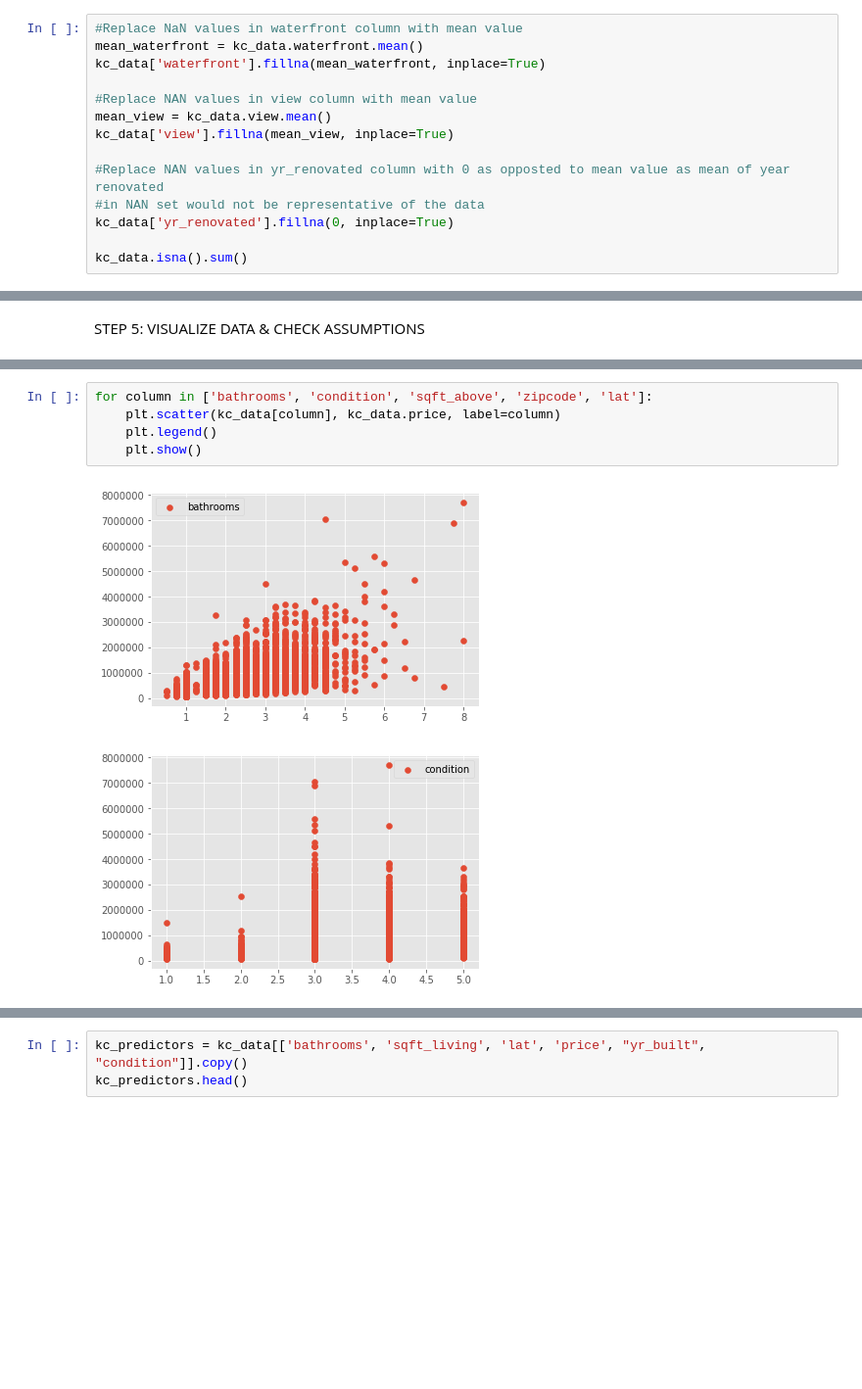
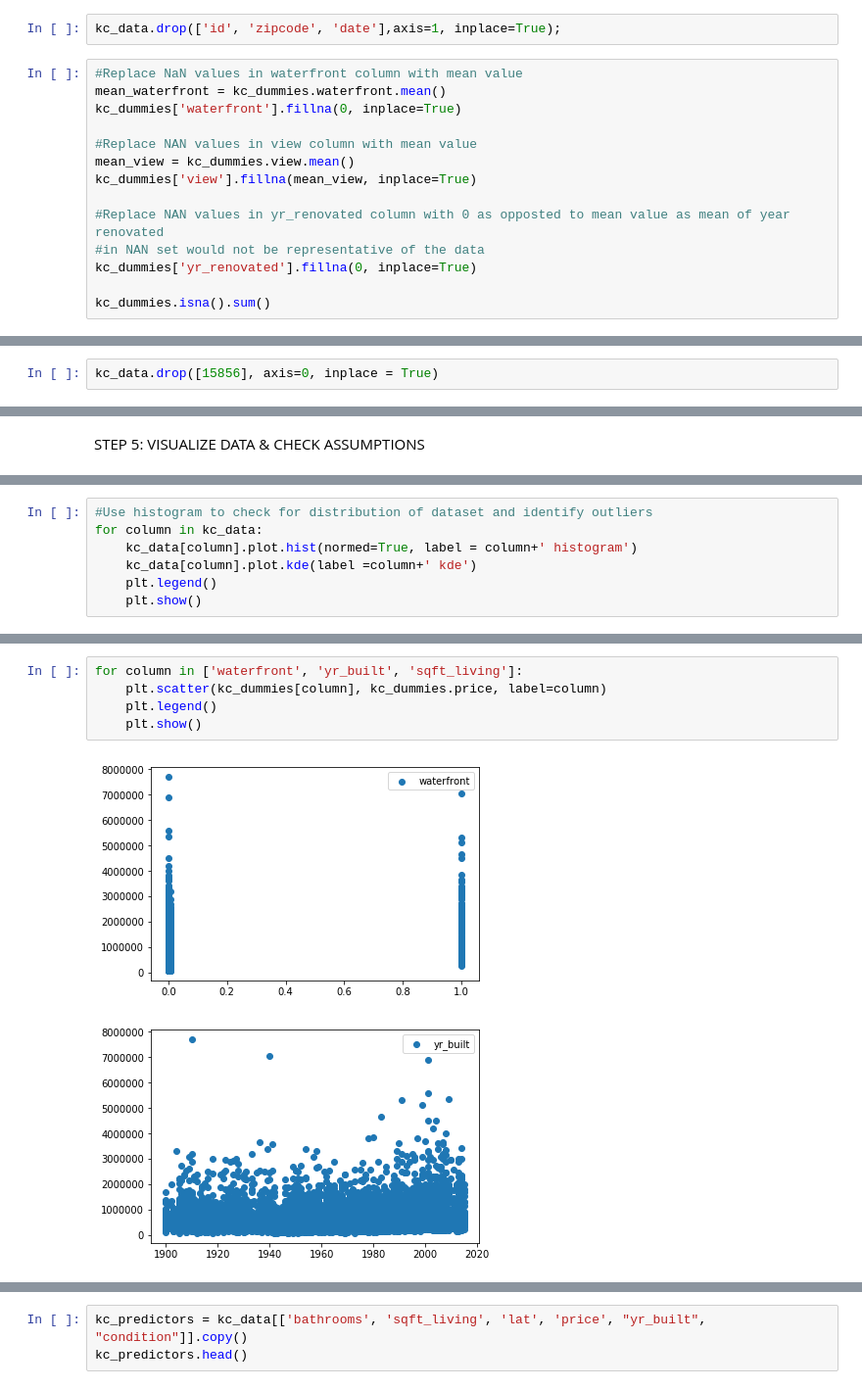
Before and after one commit to breboa/Project-1, a Jupyter notebook: student.ipynb, the cells around one changed output, grey strips where cells are left out. Shown at 98% size. Drawn from its saved outputs; the diff is of its cells as text; blank space fills up the shorter version.

```diff
--- a/student.ipynb
+++ b/student.ipynb
@@ -90,19 +222,21 @@ Upon inspecting our data, we noticed that there are 3 columns with NULL values:
 # %% [markdown]
 STEP 4: CLEAN DATA
+# %%
+kc_data.drop(['id', 'zipcode', 'date'],axis=1, inplace=True);
 # %%
 #Replace NaN values in waterfront column with mean value
-mean_waterfront = kc_data.waterfront.mean()
-kc_data['waterfront'].fillna(mean_waterfront, inplace=True)
+mean_waterfront = kc_dummies.waterfront.mean()
+kc_dummies['waterfront'].fillna(0, inplace=True)
 
 #Replace NAN values in view column with mean value
-mean_view = kc_data.view.mean()
-kc_data['view'].fillna(mean_view, inplace=True)
+mean_view = kc_dummies.view.mean()
+kc_dummies['view'].fillna(mean_view, inplace=True)
 
 #Replace NAN values in yr_renovated column with 0 as opposted to mean value as mean of year renovated
 #in NAN set would not be representative of the data
-kc_data['yr_renovated'].fillna(0, inplace=True)
+kc_dummies['yr_renovated'].fillna(0, inplace=True)
 
-kc_data.isna().sum()
+kc_dummies.isna().sum()
 # %% [output]
 id               0
 date             0
@@ -123,0 +264,2 @@ dtype: int64
+# %%
+kc_data.drop([15856], axis=0, inplace = True)
@@ -133,0 +283,7 @@ plt.show()
+# %%
+#Use histogram to check for distribution of dataset and identify outliers
+for column in kc_data:
+    kc_data[column].plot.hist(normed=True, label = column+' histogram')
+    kc_data[column].plot.kde(label =column+' kde')
+    plt.legend()
+    plt.show()
@@ -134,8 +317,8 @@ plt.show()
 # %%
-for column in ['bathrooms', 'condition', 'sqft_above', 'zipcode', 'lat']:
-    plt.scatter(kc_data[column], kc_data.price, label=column)
+for column in ['waterfront', 'yr_built', 'sqft_living']:
+    plt.scatter(kc_dummies[column], kc_dummies.price, label=column)
     plt.legend()
     plt.show()
 # %% [output]
-[figure, old version]
+[figure, new version]
-[figure, old version]
+[figure, new version]
```
Also changed, not shown: parts of 41 cells of this notebook, 3 other files.
